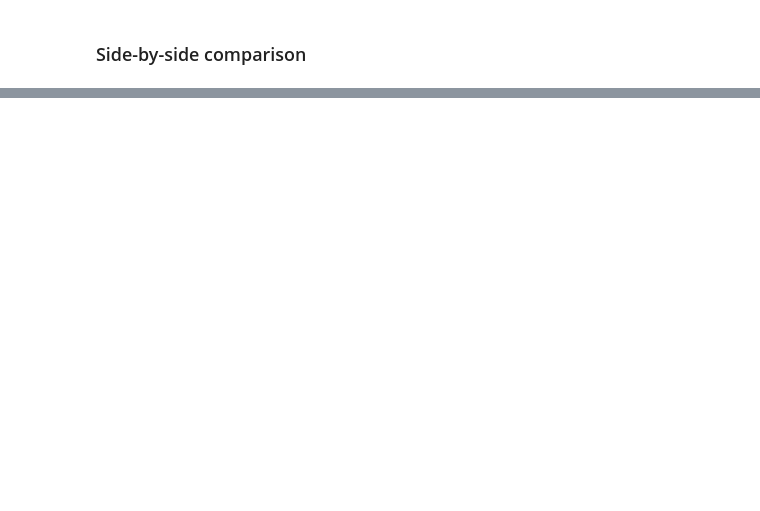
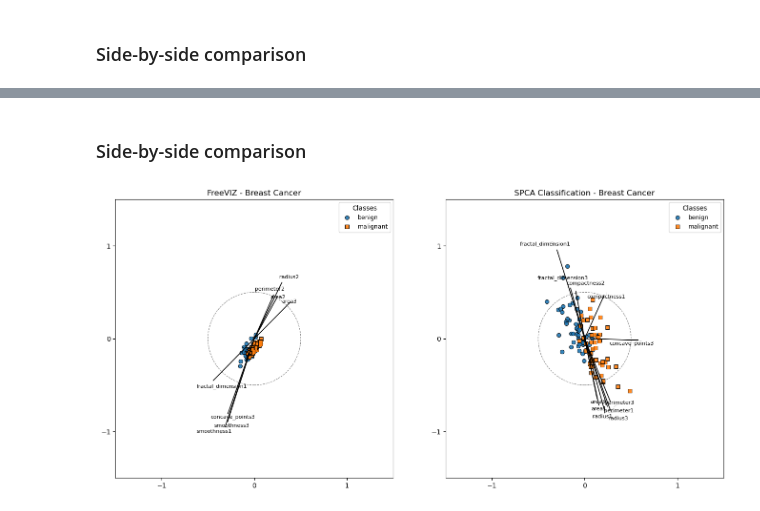
Before and after one commit to JasaTavcar/diplomska, a Jupyter notebook: experiments/compare_freeviz_spca.ipynb, the cells around one changed output, grey strips where cells are left out. Cells and saved outputs as stored; diff of their text form; code cells hidden in the pictures; blank space fills up the shorter version.

```diff
--- a/experiments/compare_freeviz_spca.ipynb
+++ b/experiments/compare_freeviz_spca.ipynb
@@ -194,0 +310,9 @@ plt.show()
+# %%
+freeviz_bc = Freeviz(E_bc.shape[1]).to(device)
+freeviz_bc.train(E_bc, C_bc)
+
+P_bc = freeviz_bc(E_bc)
+A_bc = freeviz_bc.A
+P_bc_np = P_bc.detach().cpu().numpy()
+C_bc_np = C_bc.detach().cpu().numpy()
+A_bc_np = A_bc.detach().cpu().numpy()
@@ -194,0 +339,17 @@ plt.show()
+# %%
+model_bc = SPCA_Classification(input_dim=E_bc.shape[1], latent_dim=2, num_classes=len(class_names_bc), lr=0.05).to(device)
+E_bc_centered = E_bc - E_bc.mean(dim=0)
+model_bc.train(E_bc_centered, C_bc, lam=0.01, steps=1000, classifier_epochs=50)
+
+L_bc = model_bc.L.detach().clone()
+L_bc = L_bc - L_bc.mean(dim=0, keepdim=True)
+loading_norms_bc = torch.norm(L_bc, dim=1)
+L_bc = L_bc / loading_norms_bc.max()
+
+Z_bc = E_bc_centered @ L_bc
+z_max_bc = torch.abs(Z_bc).max()
+Z_bc = Z_bc / z_max_bc
+
+Z_bc_np = Z_bc.cpu().numpy()
+C_bc_np_spca = C_bc.cpu().numpy()
+L_bc_np = L_bc.cpu().numpy()
@@ -194,0 +374,21 @@ plt.show()
+# %% [markdown]
+### Side-by-side comparison
+# %%
+fig, (ax1, ax2) = plt.subplots(1, 2, figsize=(14, 6.5))
+
+plot_projection(
+    points=P_bc_np, vectors=A_bc_np, feature_names=feature_names_bc,
+    class_codes=C_bc_np, class_names=class_names_bc,
+    title='FreeVIZ - Breast Cancer', ax=ax1, text_scale=1.08, loading_cutoff=0.5
+)
+
+plot_projection(
+    points=Z_bc_np, vectors=L_bc_np, feature_names=feature_names_bc,
+    class_codes=C_bc_np_spca, class_names=class_names_bc,
+    title='SPCA Classification - Breast Cancer', ax=ax2, text_scale=1.1, loading_cutoff=0.5
+)
+
+plt.tight_layout()
+plt.show()
+# %% [output]
+[figure, added]
```
Also changed, not shown: parts of 23 cells of this notebook, 3 other files.
